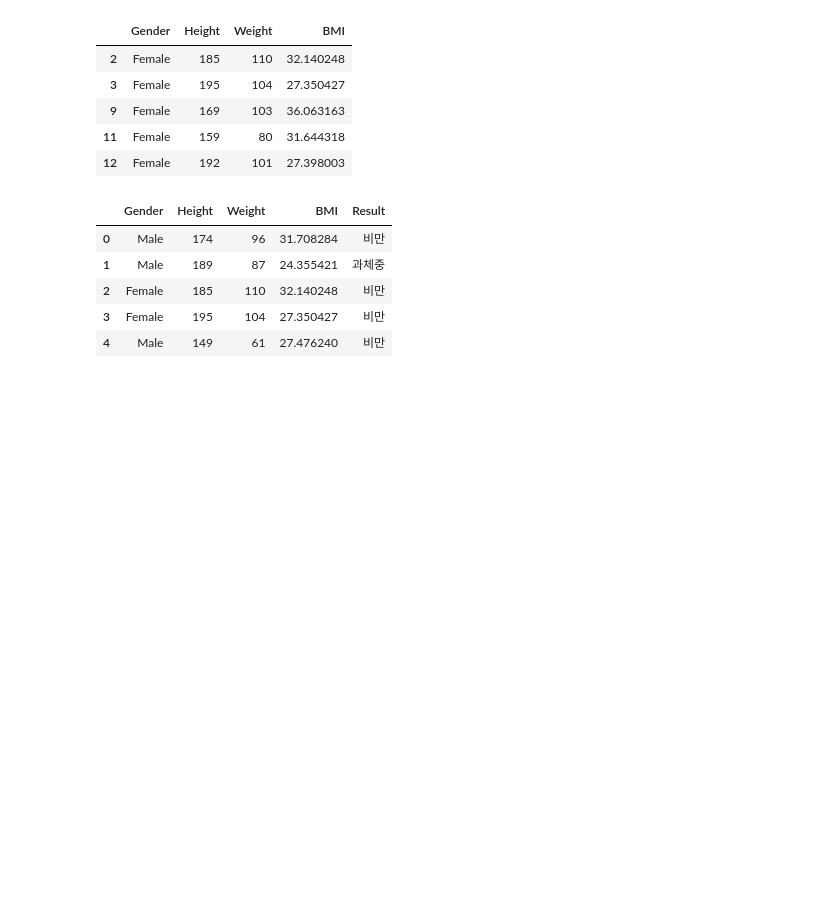
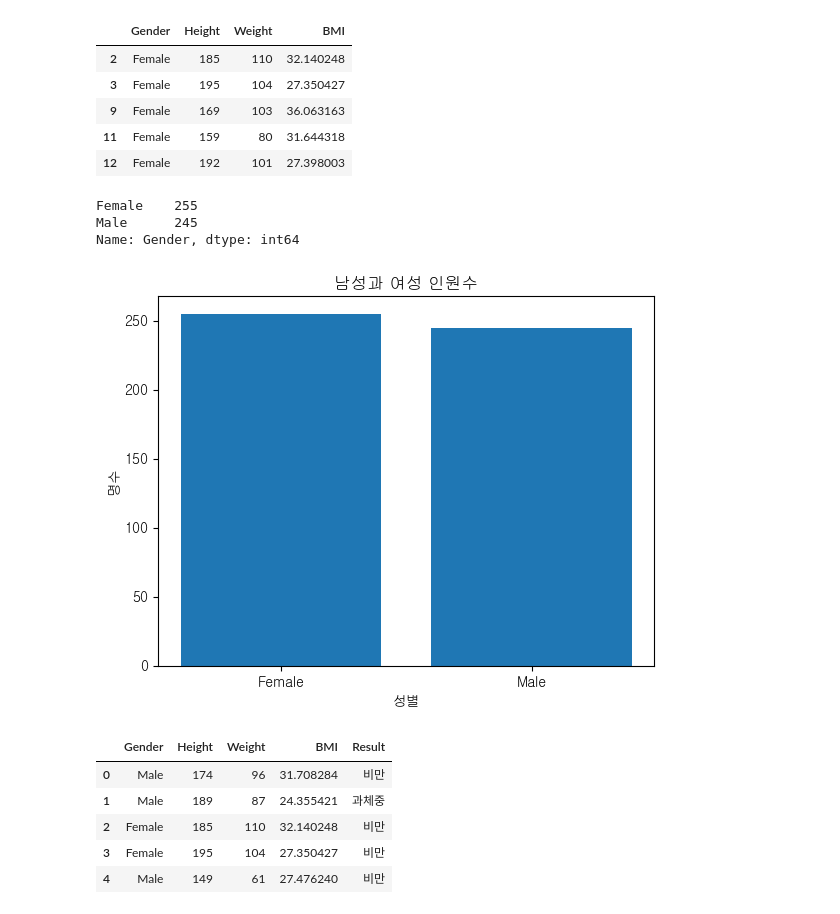
Before and after one commit to kitae104/Pandas_Data_Analytics, a Jupyter notebook: 07_데이터분석/01_BMI_데이터_분석/01_BMI_분석_예측.ipynb, the cells around one changed output. Drawn from its saved outputs; the diff is of its cells as text; code cells hidden in the pictures; blank space fills up the shorter version.

```diff
--- a/07_데이터분석/01_BMI_데이터_분석/01_BMI_분석_예측.ipynb
+++ b/07_데이터분석/01_BMI_데이터_분석/01_BMI_분석_예측.ipynb
@@ -101,6 +108,21 @@ df_female.head()
 | 9 | Female | 169 | 103 | 36.063163 |
 | 11 | Female | 159 | 80 | 31.644318 |
 | 12 | Female | 192 | 101 | 27.398003 |
+# %%
+gender_count = data2['Gender'].value_counts()
+gender_count
+# %% [output]
+Female    255
+Male      245
+Name: Gender, dtype: int64
+# %%
+plt.bar(gender_count.index, gender_count.values)
+plt.title("남성과 여성 인원수")
+plt.xlabel("성별")
+plt.ylabel("명수")
+plt.show()
+# %% [output]
+[figure, added]
 # %%
 # 판단 함수
 def determination(bmi):
```
Also changed, not shown: parts of 4 cells of this notebook.
